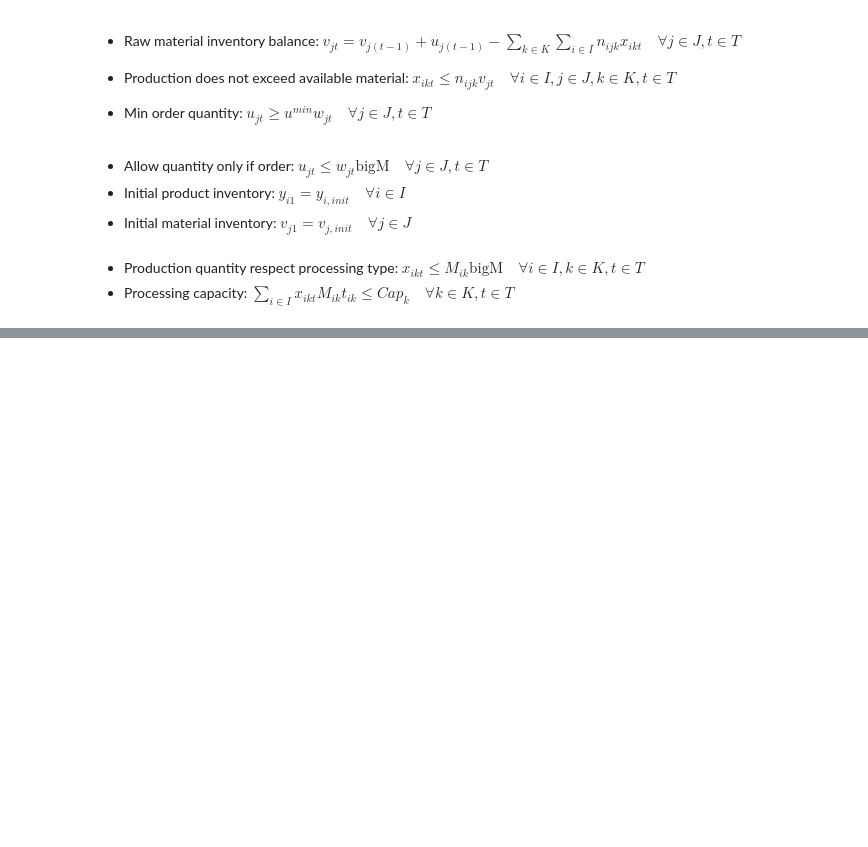
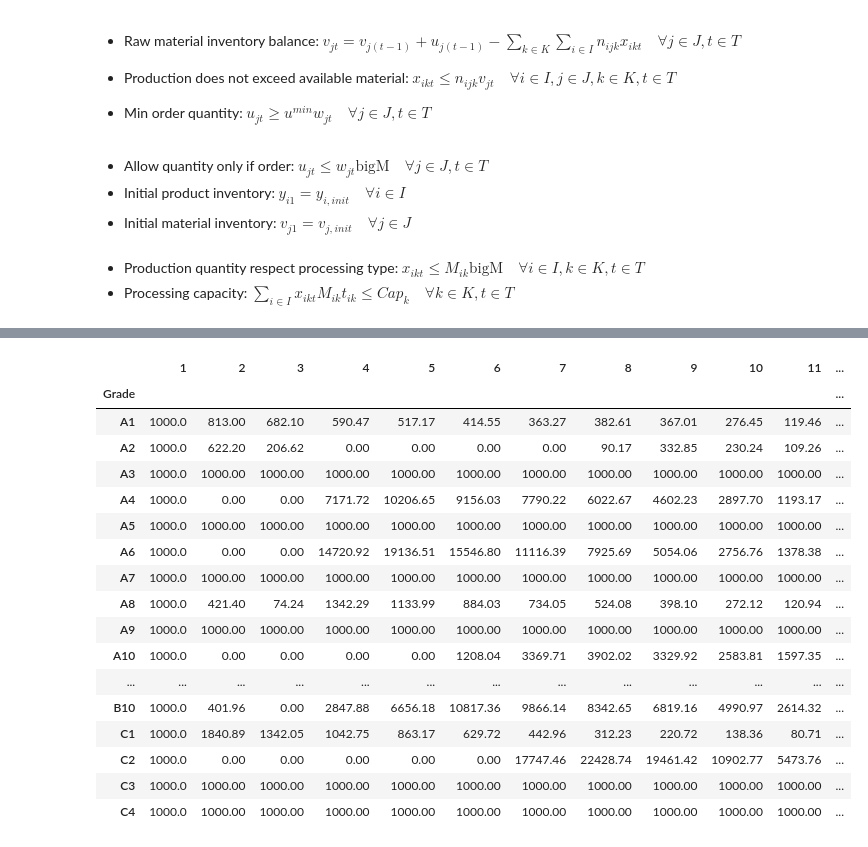
Before and after one commit to analytics-project-simt-its/analytics-project-simt-its.github.io, a Jupyter notebook: notebooks/pyomo_multi-commodity_production_planning.ipynb, the cells around one changed output, grey strips where cells are left out. Cells and saved outputs as stored; diff of their text form; code cells hidden in the pictures; blank space fills up the shorter version.

```diff
--- a/notebooks/pyomo_multi-commodity_production_planning.ipynb
+++ b/notebooks/pyomo_multi-commodity_production_planning.ipynb
@@ -324,6 +347,7 @@ if is_feasible:
     print("\nInitial inventory (row: grade, column: period)")
     print("===================================")
     y = pd.DataFrame()
+    y["Grade"] = df_grade["Grade"]
     for i in instance.I:
         for t in instance.T:
             y.loc[i, t] = round(instance.y[i,t].value, 2)
@@ -381,3 +418,65 @@ print(round(pyo.value(instance.Objective), 2))
+# %%
+# Save results to excel
+if is_feasible:
+    for k in instance.K:
+        x = save_results_to_excel(variable=instance.x,
+                                indices=(instance.I, instance.T, k),
+                                index_label=df_grade["Grade"].values,
+                                excel_file=EXCEL_FILE,
+                                sheet_name=f'xstar{process_names[k-1]}')
+
+    y = save_results_to_excel(variable=instance.y,
+                            indices=(instance.I, instance.T),
+                            index_label=df_grade["Grade"].values,
+                            excel_file=EXCEL_FILE,
+                            sheet_name='ystar')
+
+    z = save_results_to_excel(variable=instance.z,
+                            indices=(instance.I, instance.T),
+                            index_label=df_grade["Grade"].values,
+                            excel_file=EXCEL_FILE,
+                            sheet_name='zstar')
+
+    u = save_results_to_excel(variable=instance.u,
+                            indices=(instance.J, instance.T),
+                            index_label=df_material["Material"].values,
+                            excel_file=EXCEL_FILE,
+                            sheet_name='ustar')
+
+    v = save_results_to_excel(variable=instance.v,
+                            indices=(instance.J, instance.T),
+                            index_label=df_material["Material"].values,
+                            excel_file=EXCEL_FILE,
+                            sheet_name='vstar')
+
+    w = save_results_to_excel(variable=instance.w,
+                            indices=(instance.J, instance.T),
+                            index_label=df_material["Material"].values,
+                            excel_file=EXCEL_FILE,
+                            sheet_name='wstar')
+
+    print("Done")
+else:
+    print("The problem is infeasible.")
+# %% [output]
+|  | 1 | 2 | 3 | 4 | 5 | 6 | 7 | 8 | 9 | 10 | 11 | ... |
+| Grade |  |  |  |  |  |  |  |  |  |  |  | ... |
+| A1 | 1000.0 | 813.00 | 682.10 | 590.47 | 517.17 | 414.55 | 363.27 | 382.61 | 367.01 | 276.45 | 119.46 | ... |
+| A2 | 1000.0 | 622.20 | 206.62 | 0.00 | 0.00 | 0.00 | 0.00 | 90.17 | 332.85 | 230.24 | 109.26 | ... |
+| A3 | 1000.0 | 1000.00 | 1000.00 | 1000.00 | 1000.00 | 1000.00 | 1000.00 | 1000.00 | 1000.00 | 1000.00 | 1000.00 | ... |
+| A4 | 1000.0 | 0.00 | 0.00 | 7171.72 | 10206.65 | 9156.03 | 7790.22 | 6022.67 | 4602.23 | 2897.70 | 1193.17 | ... |
+| A5 | 1000.0 | 1000.00 | 1000.00 | 1000.00 | 1000.00 | 1000.00 | 1000.00 | 1000.00 | 1000.00 | 1000.00 | 1000.00 | ... |
+| A6 | 1000.0 | 0.00 | 0.00 | 14720.92 | 19136.51 | 15546.80 | 11116.39 | 7925.69 | 5054.06 | 2756.76 | 1378.38 | ... |
+| A7 | 1000.0 | 1000.00 | 1000.00 | 1000.00 | 1000.00 | 1000.00 | 1000.00 | 1000.00 | 1000.00 | 1000.00 | 1000.00 | ... |
+| A8 | 1000.0 | 421.40 | 74.24 | 1342.29 | 1133.99 | 884.03 | 734.05 | 524.08 | 398.10 | 272.12 | 120.94 | ... |
+| A9 | 1000.0 | 1000.00 | 1000.00 | 1000.00 | 1000.00 | 1000.00 | 1000.00 | 1000.00 | 1000.00 | 1000.00 | 1000.00 | ... |
+| A10 | 1000.0 | 0.00 | 0.00 | 0.00 | 0.00 | 1208.04 | 3369.71 | 3902.02 | 3329.92 | 2583.81 | 1597.35 | ... |
+| ... | ... | ... | ... | ... | ... | ... | ... | ... | ... | ... | ... | ... |
+| B10 | 1000.0 | 401.96 | 0.00 | 2847.88 | 6656.18 | 10817.36 | 9866.14 | 8342.65 | 6819.16 | 4990.97 | 2614.32 | ... |
+| C1 | 1000.0 | 1840.89 | 1342.05 | 1042.75 | 863.17 | 629.72 | 442.96 | 312.23 | 220.72 | 138.36 | 80.71 | ... |
+| C2 | 1000.0 | 0.00 | 0.00 | 0.00 | 0.00 | 0.00 | 17747.46 | 22428.74 | 19461.42 | 10902.77 | 5473.76 | ... |
+| C3 | 1000.0 | 1000.00 | 1000.00 | 1000.00 | 1000.00 | 1000.00 | 1000.00 | 1000.00 | 1000.00 | 1000.00 | 1000.00 | ... |
+| C4 | 1000.0 | 1000.00 | 1000.00 | 1000.00 | 1000.00 | 1000.00 | 1000.00 | 1000.00 | 1000.00 | 1000.00 | 1000.00 | ... |
 # %%
 
 def period_cost(model, i, t):
```
Also changed, not shown: parts of 6 cells of this notebook.
